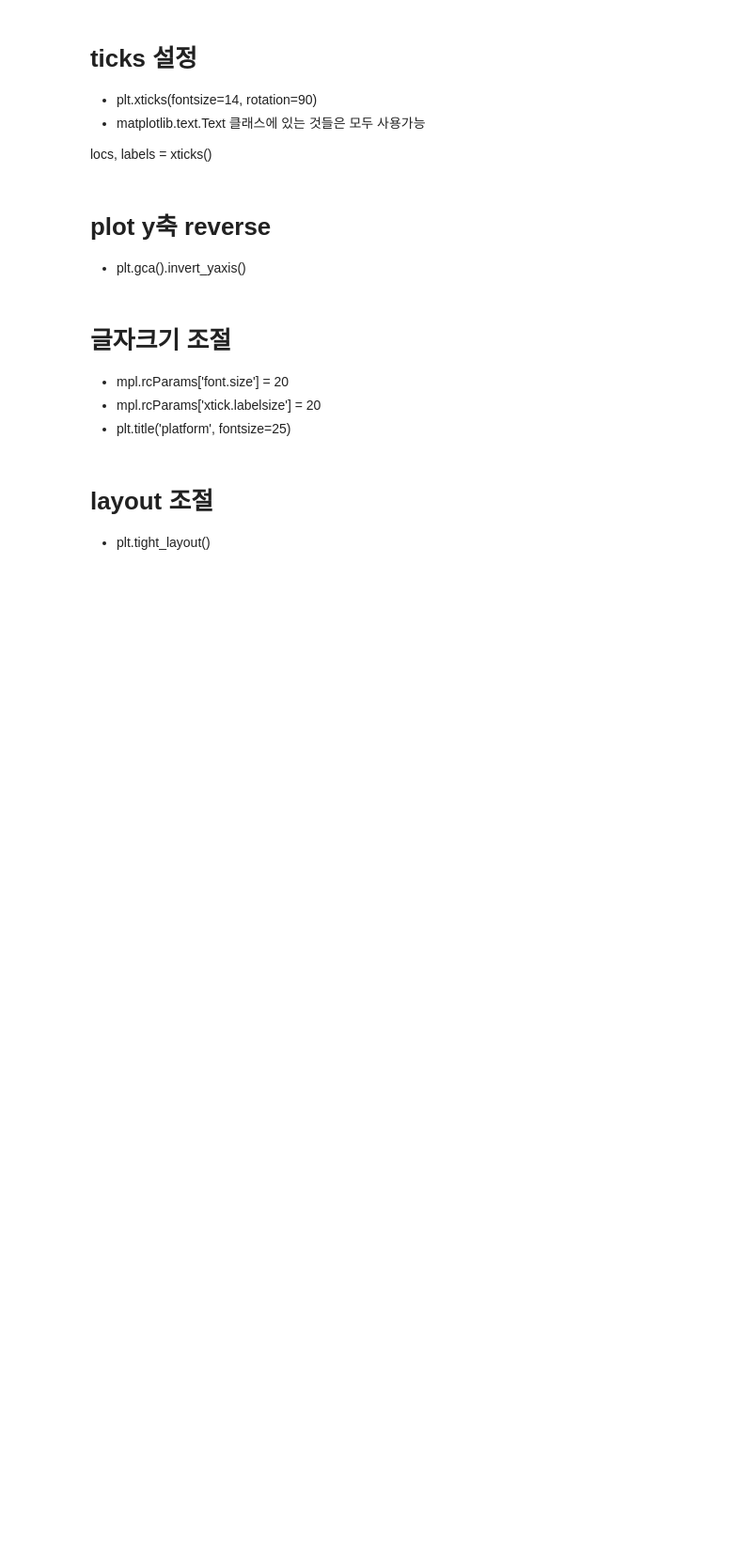
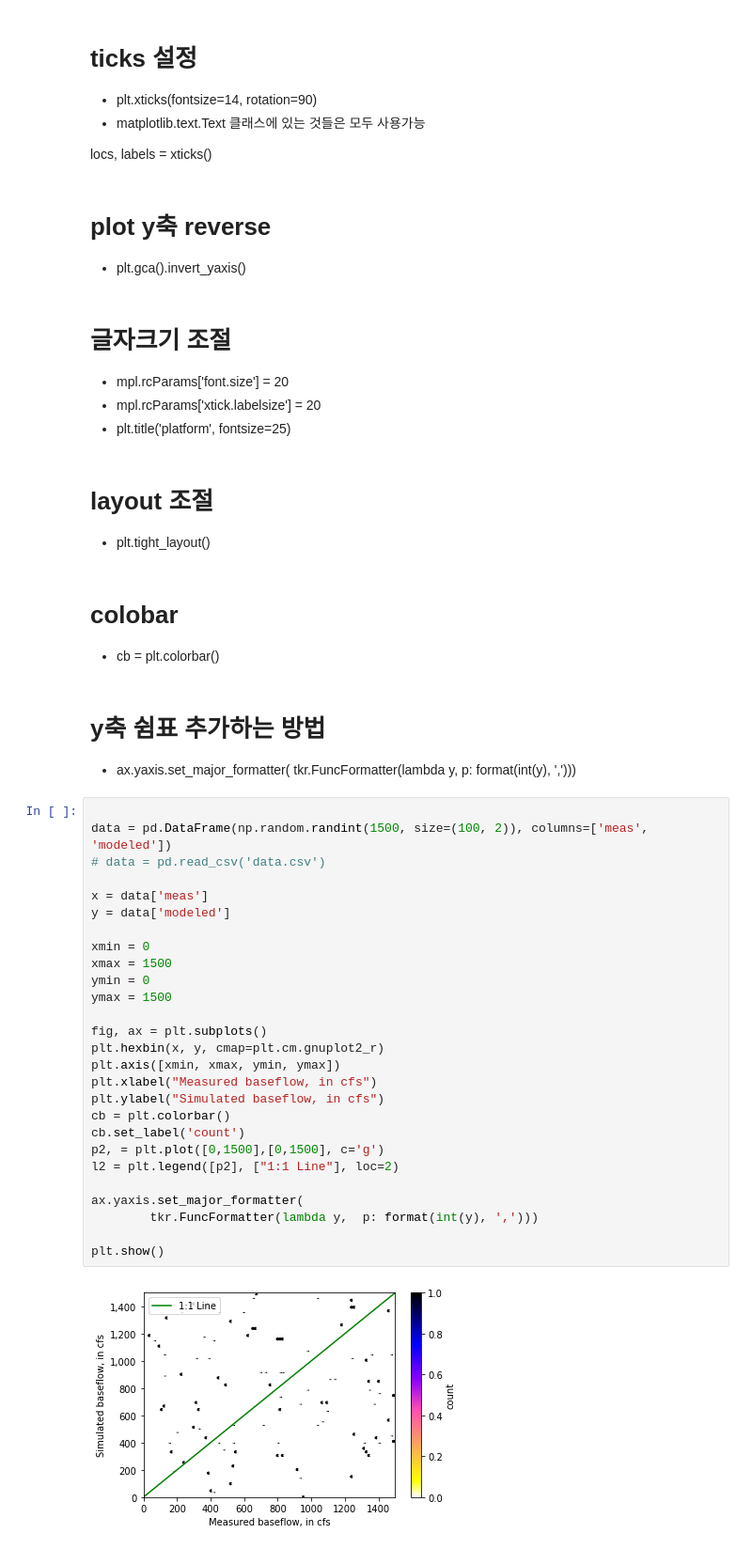
Before and after one commit to zzsza/TIL, a Jupyter notebook: python/matplolib.ipynb, the cells around one changed output. Shown at 94% size. Drawn from its saved outputs; the diff is of its cells as text; blank space fills up the shorter version.

```diff
--- a/python/matplolib.ipynb
+++ b/python/matplolib.ipynb
@@ -334,3 +336,39 @@ locs, labels = xticks()
 # %% [markdown]
 # layout 조절
 - plt.tight_layout()
+# %% [markdown]
+# colobar
+- cb = plt.colorbar()
+# %% [markdown]
+# y축 쉼표 추가하는 방법
+- ax.yaxis.set_major_formatter(
+        tkr.FuncFormatter(lambda y,  p: format(int(y), ',')))
+# %%
+
+data = pd.DataFrame(np.random.randint(1500, size=(100, 2)), columns=['meas', 'modeled'])
+# data = pd.read_csv('data.csv')
+
+x = data['meas']
+y = data['modeled']
+
+xmin = 0
+xmax = 1500
+ymin = 0
+ymax = 1500
+
+fig, ax = plt.subplots()
+plt.hexbin(x, y, cmap=plt.cm.gnuplot2_r)
+plt.axis([xmin, xmax, ymin, ymax])
+plt.xlabel("Measured baseflow, in cfs")
+plt.ylabel("Simulated baseflow, in cfs")
+cb = plt.colorbar()
+cb.set_label('count')
+p2, = plt.plot([0,1500],[0,1500], c='g')
+l2 = plt.legend([p2], ["1:1 Line"], loc=2)
+
+ax.yaxis.set_major_formatter(
+        tkr.FuncFormatter(lambda y,  p: format(int(y), ',')))
+
+plt.show()
+# %% [output]
+[figure, added]
```
Also changed, not shown: parts of 1 cell of this notebook.
